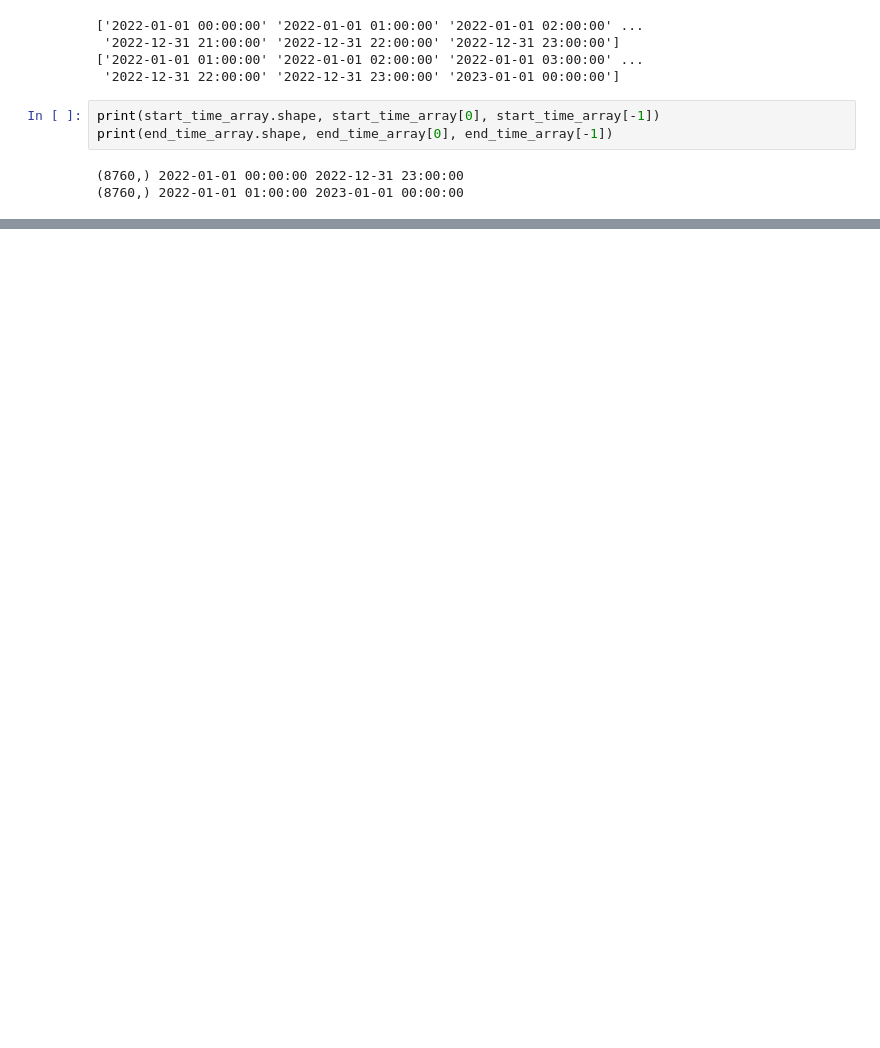
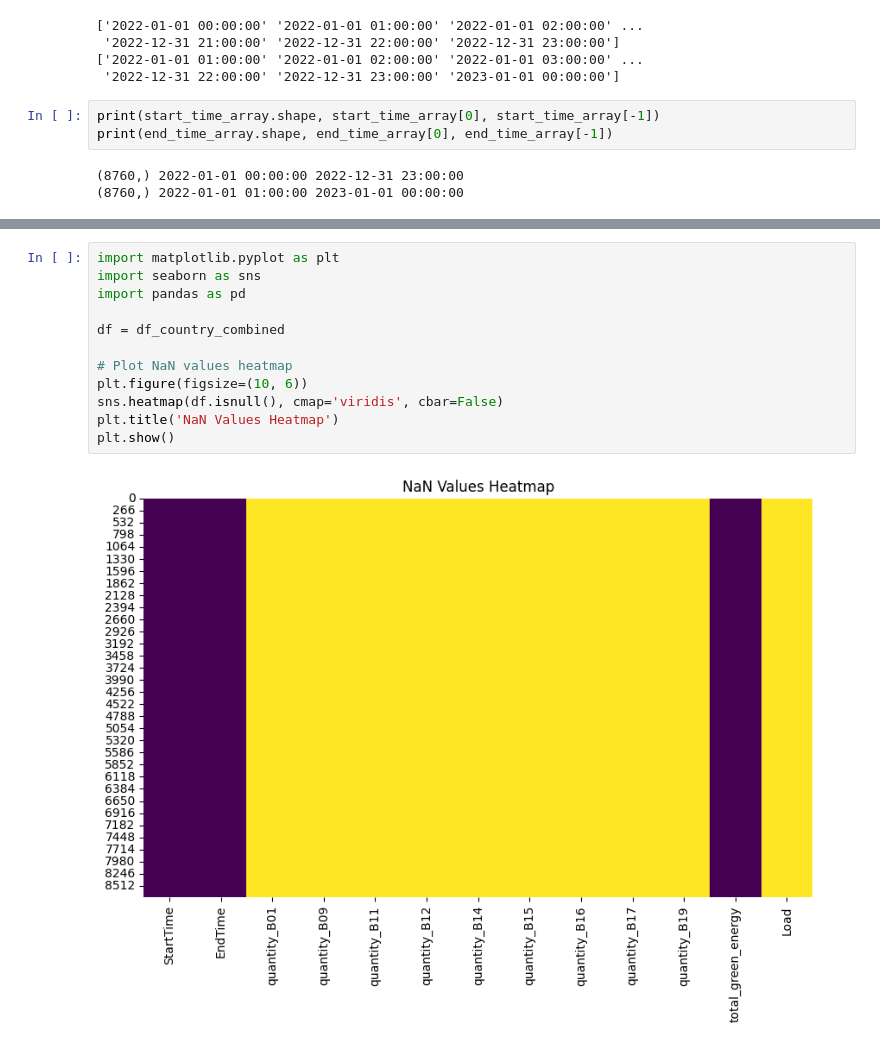
Before and after one commit to arturofredes/SchneiderHackathon_UBEcoFriends, a Jupyter notebook: pruebas.ipynb, the cells around one changed output, grey strips where cells are left out. Cells and saved outputs as stored; diff of their text form; blank space fills up the shorter version.

```diff
--- a/pruebas.ipynb
+++ b/pruebas.ipynb
@@ -240,0 +310,14 @@ print(end_time_array.shape, end_time_array[0], end_time_array[-1])
+# %%
+import matplotlib.pyplot as plt
+import seaborn as sns
+import pandas as pd
+
+df = df_country_combined
+
+# Plot NaN values heatmap
+plt.figure(figsize=(10, 6))
+sns.heatmap(df.isnull(), cmap='viridis', cbar=False)
+plt.title('NaN Values Heatmap')
+plt.show()
+# %% [output]
+[figure, added]
```
Also changed, not shown: parts of 4 cells of this notebook, 12 other files.
